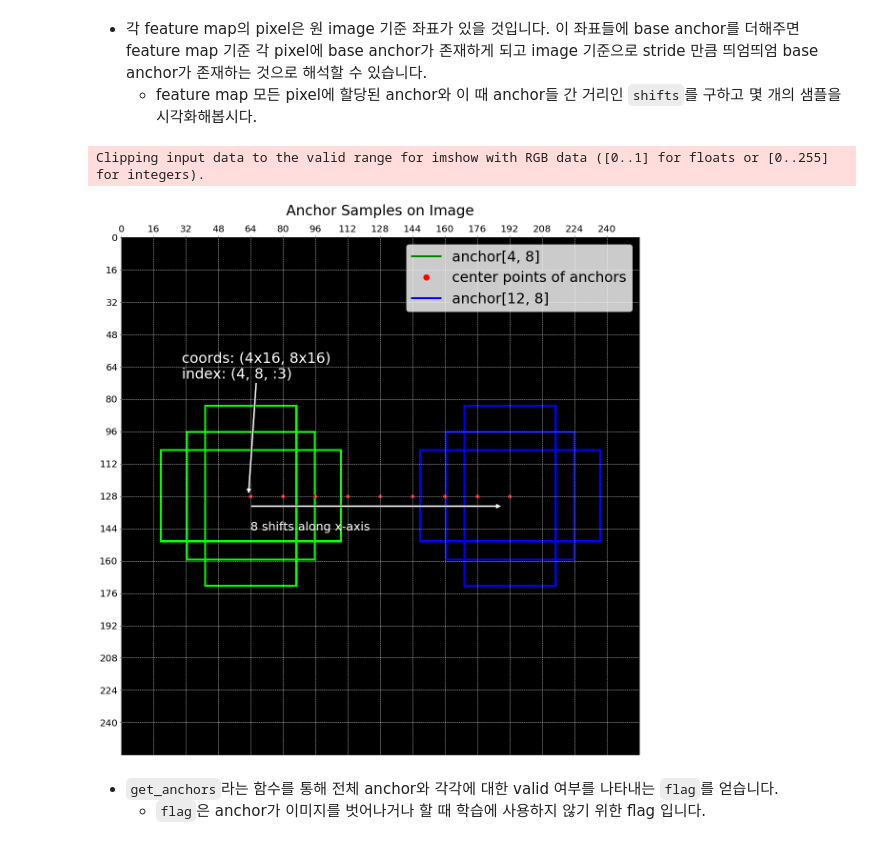
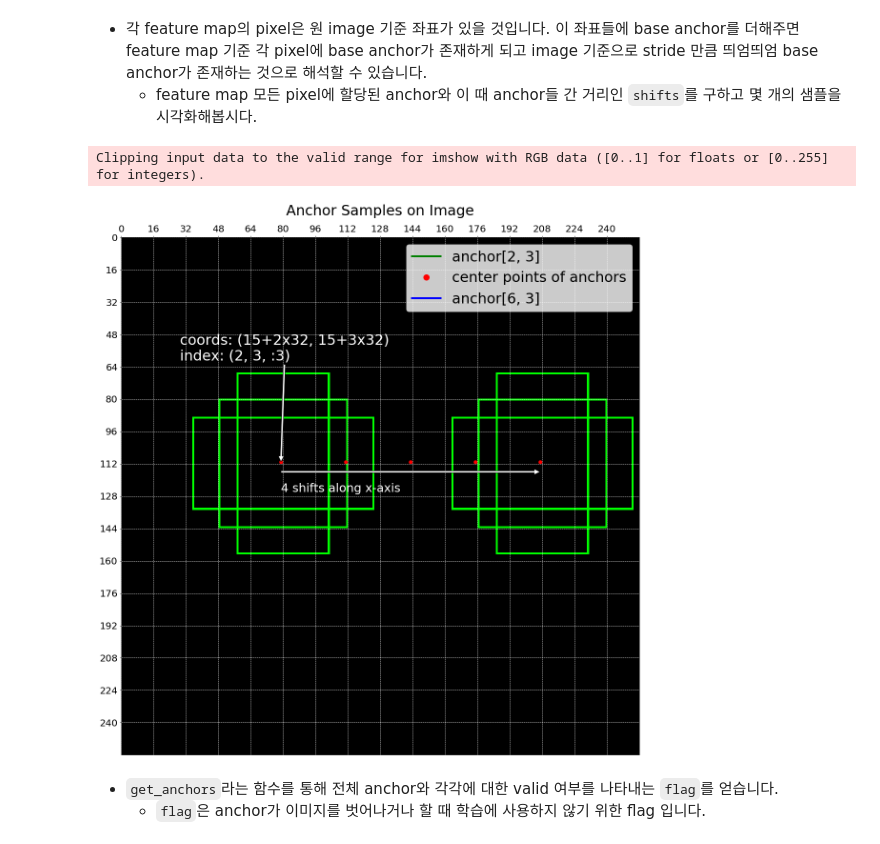
Before and after one commit to medipixel/Object-Detection-Tutorial, a Jupyter notebook: src/anchor/anchor-target.ipynb, the cells around one changed output. Saved outputs shown, nothing was run; the diff lists cells and outputs as text; code cells hidden in the pictures.

```diff
--- a/src/anchor/anchor-target.ipynb
+++ b/src/anchor/anchor-target.ipynb
@@ -83,12 +90,11 @@ Clipping input data to the valid range for imshow with RGB data ([0..1] for floa
 # %% [markdown]
 - 각 feature map의 pixel은 원 image 기준 좌표가 있을 것입니다. 이 좌표들에 base anchor를 더해주면 feature map 기준 각 pixel에 base anchor가 존재하게 되고 image 기준으로 stride 만큼 띄엄띄엄 base anchor가 존재하는 것으로 해석할 수 있습니다.
     - feature map 모든 pixel에 할당된 anchor와 이 때 anchor들 간 거리인 `shifts`를 구하고 몇 개의 샘플을 시각화해봅시다.
-# %%
-all_anchors, shifts = grid_anchors(base_anchor, featmap_size, anchor_stride, device)
-draw_anchor_samples_on_image(image_shape, base_anchor, all_anchors, shifts)
-# %% [output]
-Clipping input data to the valid range for imshow with RGB data ([0..1] for floats or [0..255] for integers).
-[figure, removed]
+# %%
+draw_anchor_samples_on_image(image_shape, base_size, featmap_size, scales, ratios)
+# %% [output]
+Clipping input data to the valid range for imshow with RGB data ([0..1] for floats or [0..255] for integers).
+[figure, added]
 # %% [markdown]
 - `get_anchors`라는 함수를 통해 전체 anchor와 각각에 대한 valid 여부를 나타내는 `flag`를 얻습니다.
     - `flag`은 anchor가 이미지를 벗어나거나 할 때 학습에 사용하지 않기 위한 flag 입니다.
```
Also changed, not shown: parts of 4 cells of this notebook, 3 other files.
